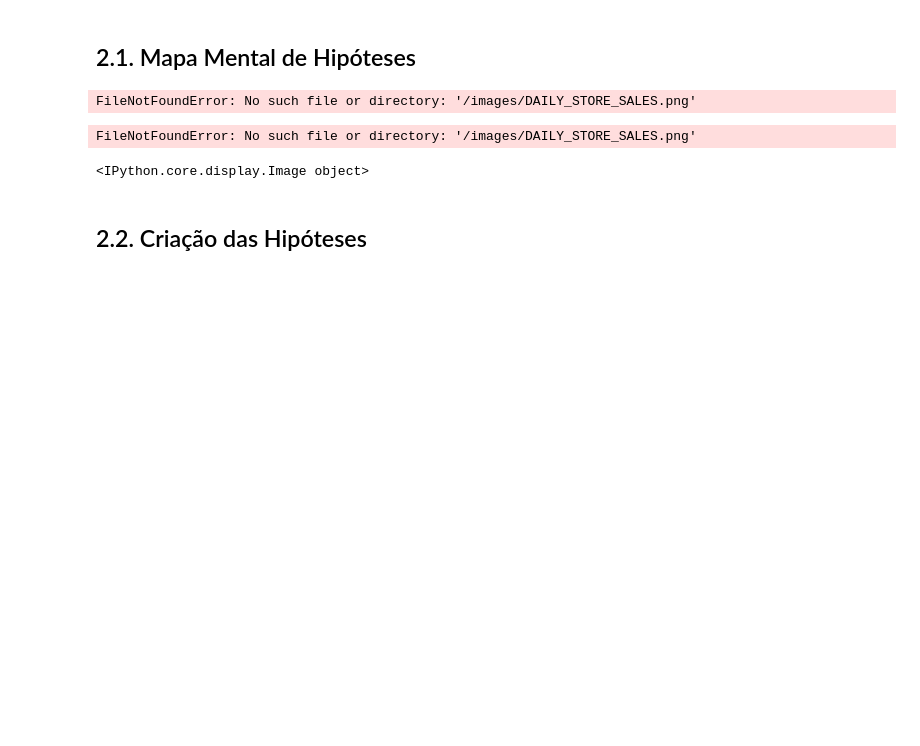
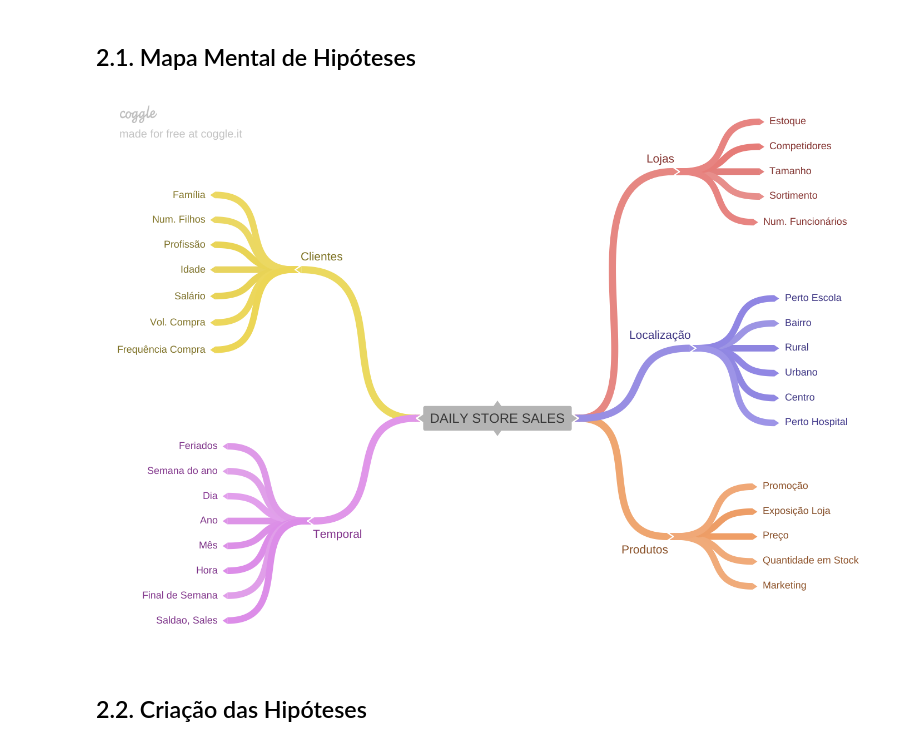
Before and after one commit to math-prog/Rossmann_Store_Sales, a Jupyter notebook: notebooks/m04_v01_store_sales_prediction.ipynb, the cells around one changed output. Saved outputs shown, nothing was run; the diff lists cells and outputs as text; code cells hidden in the pictures; blank space fills up the shorter version.

```diff
--- a/notebooks/m04_v01_store_sales_prediction.ipynb
+++ b/notebooks/m04_v01_store_sales_prediction.ipynb
@@ -419,11 +419,9 @@ df2 = df1.copy()
 # %% [markdown]
 ## 2.1. Mapa Mental de Hipóteses
 # %%
-Image('/images/DAILY_STORE_SALES.png')
+Image('../images/DAILY_STORE_SALES.png')
 # %% [output]
-FileNotFoundError: No such file or directory: '/images/DAILY_STORE_SALES.png'
-FileNotFoundError: No such file or directory: '/images/DAILY_STORE_SALES.png'
-<IPython.core.display.Image object>
+[figure, added]
 # %% [markdown]
 ## 2.2. Criação das Hipóteses
 # %% [markdown]
```
Also changed, not shown: parts of 5 cells of this notebook.
